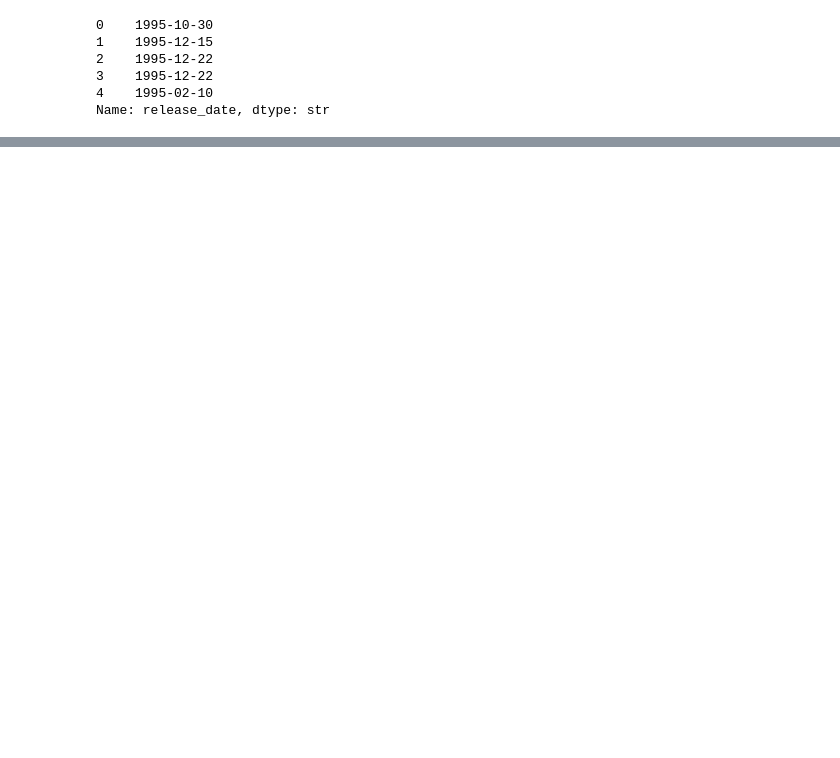
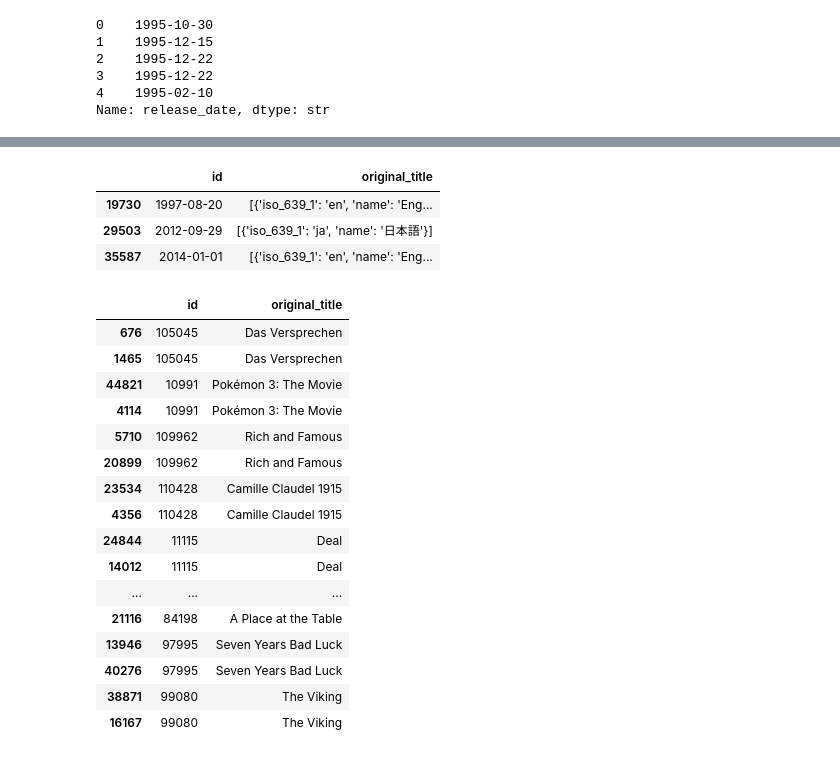
Before and after one commit to XmanJL/css-dsml-fall2027, a Jupyter notebook: notebooks/preprocessing/02_nested_metadata.ipynb, the cells around one changed output, grey strips where cells are left out. Drawn from its saved outputs; the diff is of its cells as text; code cells hidden in the pictures; blank space fills up the shorter version.

```diff
--- a/notebooks/preprocessing/02_nested_metadata.ipynb
+++ b/notebooks/preprocessing/02_nested_metadata.ipynb
@@ -11,7 +4,5 @@ clean_data = Path("../../data/processed/nested_metadata.csv")
 # %%
-df = pd.read_csv(raw_data)
-print(df.shape)
-print()
-df.head()
+df = pd.read_csv("../../data/raw/movies_metadata.csv", low_memory=False)
+df.shape
 # %% [output]
 (45466, 24)
@@ -118,0 +336,35 @@ print(df[converted_dates.isna()][['original_title', 'release_date']])
+# %%
+numeric_ids = pd.to_numeric(df["id"], errors="coerce")
+
+invalid_ids = df[numeric_ids.isna()][
+    ["id", "original_title"]
+]
+
+invalid_ids
+# %% [output]
+|  | id | original_title |
+| 19730 | 1997-08-20 | [{'iso_639_1': 'en', 'name': 'Eng... |
+| 29503 | 2012-09-29 | [{'iso_639_1': 'ja', 'name': '日本語'}] |
+| 35587 | 2014-01-01 | [{'iso_639_1': 'en', 'name': 'Eng... |
+# %%
+df[df["id"].duplicated(keep=False)][
+    ["id", "original_title"]
+].sort_values("id")
+# %% [output]
+|  | id | original_title |
+| 676 | 105045 | Das Versprechen |
+| 1465 | 105045 | Das Versprechen |
+| 44821 | 10991 | Pokémon 3: The Movie |
+| 4114 | 10991 | Pokémon 3: The Movie |
+| 5710 | 109962 | Rich and Famous |
+| 20899 | 109962 | Rich and Famous |
+| 23534 | 110428 | Camille Claudel 1915 |
+| 4356 | 110428 | Camille Claudel 1915 |
+| 24844 | 11115 | Deal |
+| 14012 | 11115 | Deal |
+| ... | ... | ... |
+| 21116 | 84198 | A Place at the Table |
+| 13946 | 97995 | Seven Years Bad Luck |
+| 40276 | 97995 | Seven Years Bad Luck |
+| 38871 | 99080 | The Viking |
+| 16167 | 99080 | The Viking |
```
Also changed, not shown: parts of 29 cells of this notebook.
